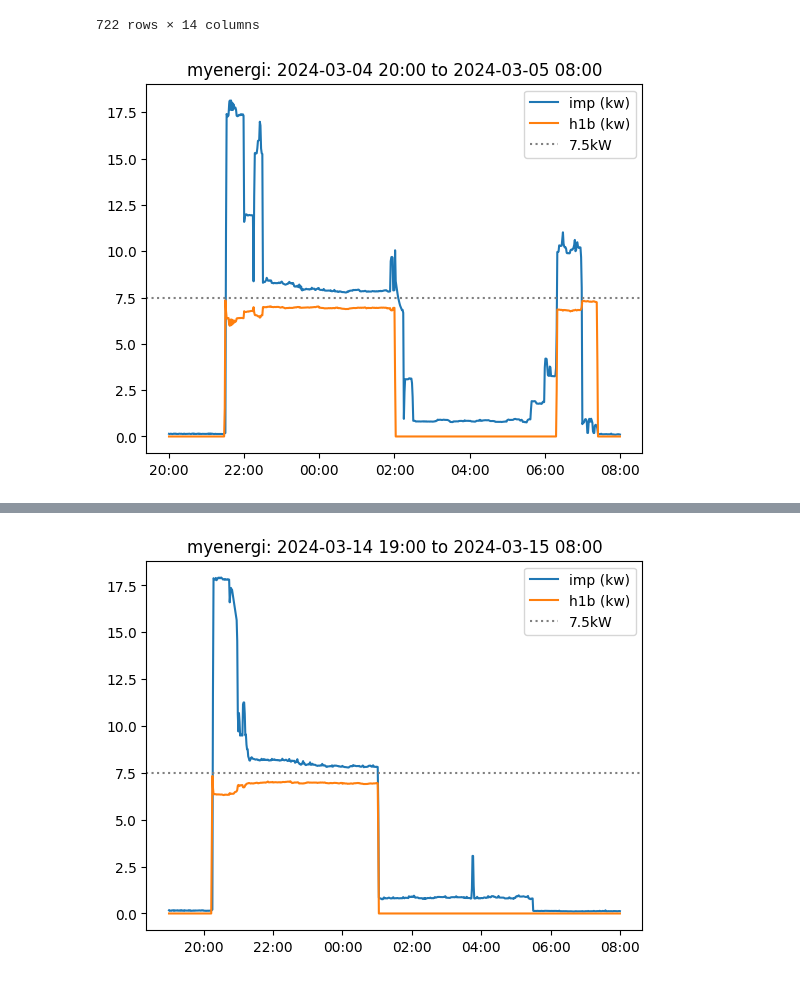
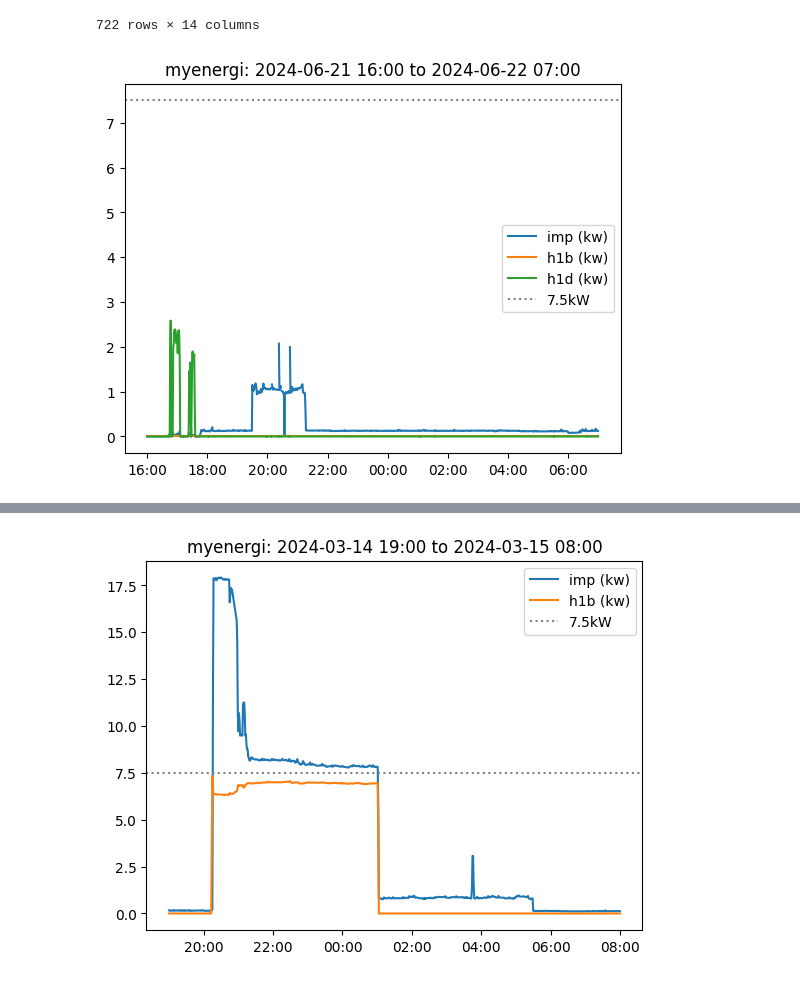
Before and after one commit to cjw296/energy, a Jupyter notebook: for-octopus.ipynb, the cells around one changed output, grey strips where cells are left out. Cells and saved outputs as stored; diff of their text form; code cells hidden in the pictures.

Commit message:
More charts

```diff
--- a/for-octopus.ipynb
+++ b/for-octopus.ipynb
@@ -53,10 +53,11 @@ def plot_zappi(start: str, end: str):
     zappi_data = data_for(start, end)
     ax.plot(zappi_data['imp_kw'], label='imp (kw)')
     ax.plot(zappi_data['h1b_kw'], label='h1b (kw)')
+    ax.plot(zappi_data['h1d_kw'], label='h1d (kw)')
     lines(ax)
     ax.legend()
     ax.xaxis.set_major_formatter(DateFormatter("%H:%M"))
 # %%
-plot_zappi('2024-03-04 20:00', '2024-03-05 08:00')
+plot_zappi('2024-06-21 16:00', '2024-06-22 07:00')
 # %% [output]
-[figure, old version]
+[figure, new version]
```
Also changed, not shown: parts of 2 cells of this notebook.
